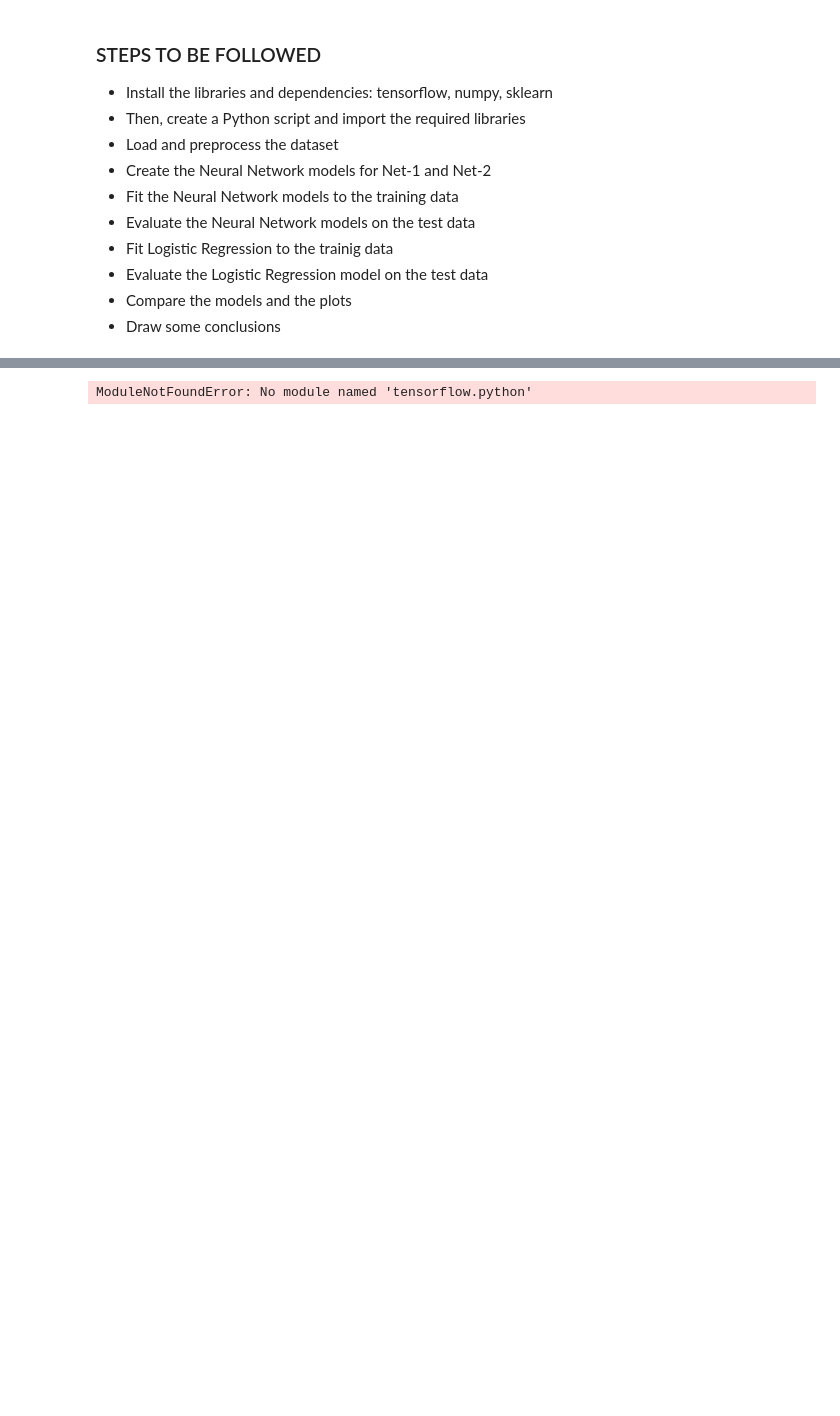
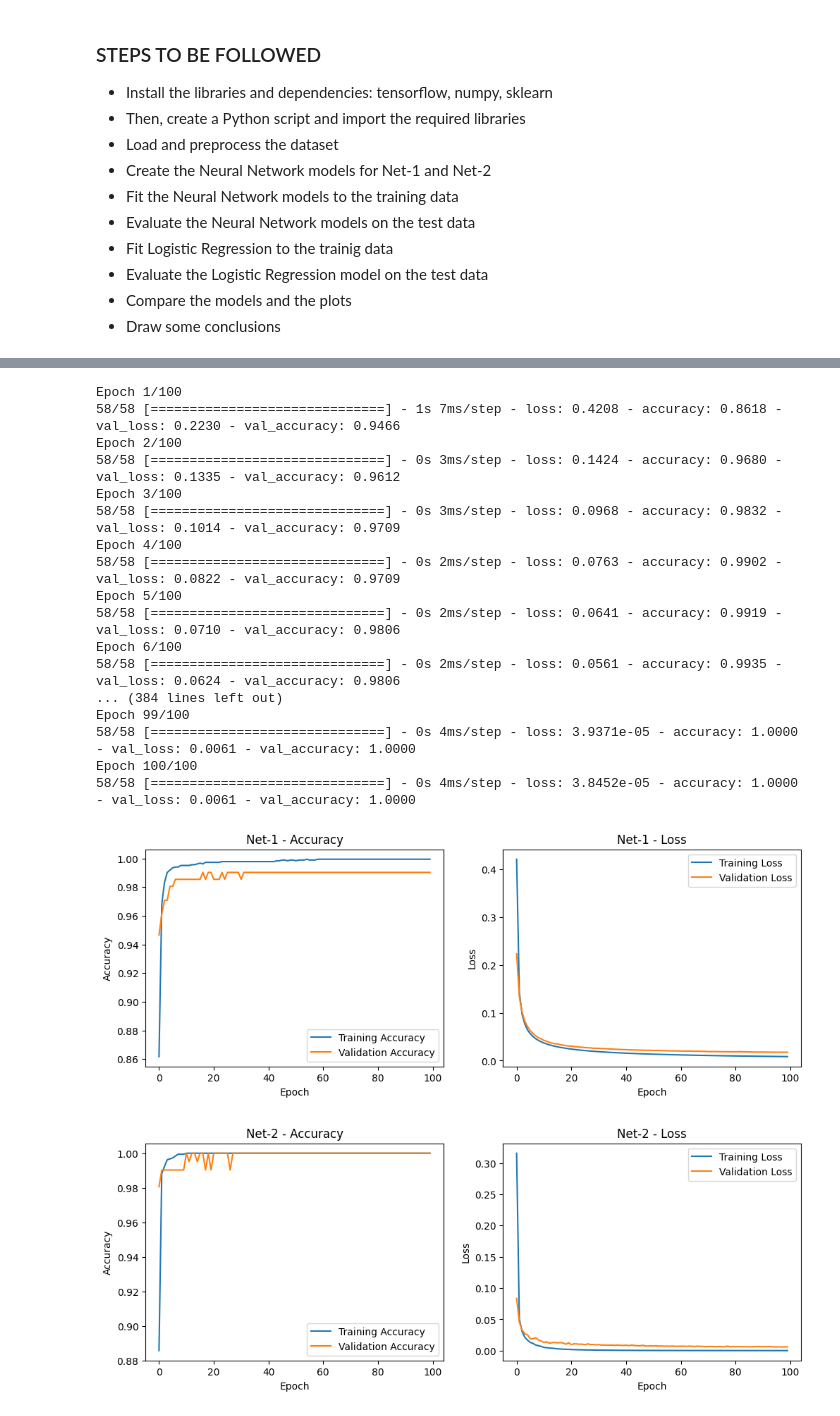
Before and after one commit to ferriitoo/MATH-569-Statistical-Learning, a Jupyter notebook: HW6_Julen_Ferro.ipynb, the cells around one changed output, grey strips where cells are left out. Drawn from its saved outputs; the diff is of its cells as text; code cells hidden in the pictures; blank space fills up the shorter version.

```diff
--- a/HW6_Julen_Ferro.ipynb
+++ b/HW6_Julen_Ferro.ipynb
@@ -382,12 +379,11 @@ memory usage: 1.4 MB
 None
 /n
 # %%
-import numpy as np
-import pandas as pd
 import tensorflow as tf
 from sklearn.model_selection import train_test_split
 from sklearn.linear_model import LogisticRegression
 from sklearn.metrics import classification_report
+import matplotlib.pyplot as plt
 
 # Load and preprocess the dataset
 def load_data():
@@ -402,59 +398,89 @@ def load_data():
     X = pd.concat([df_0, df_1, df_2])
     y = np.concatenate([np.zeros(len(df_0)), np.ones(len(df_1)), np.full(len(df_2), 2)])
 
-    X = X.values / 255.0  # Normalize the input data
+    # The data has already been normalized as pre-process first step, because byu exploring the dataset, we can find its features have attribute values from -1 to 1
+    # It is not needed to convert them into a 0 to 1 distribution. Anyway, I have tried it and obviously the results of accuracy are much worse, because when pre-processing already small values of data, we could lose precision or accuracy in the decimals when rounding
     return X, y
 
 def preprocess_data(X, y):
-    X = X.reshape(-1, 16, 16, 1)  # Reshape the input data to a 16x16 format
+    X = X.values.reshape(-1, 16, 16, 1)  # Reshape the input data to a 16x16 format
     y = tf.keras.utils.to_categorical(y, num_classes=3)  # One-hot encode the labels
-    X_train, X_test, y_train, y_test = train_test_split(X, y, test_size=0.3, random_state=42)
+    X_train, X_test, y_train, y_test = train_test_split(X, y, test_size=0.3, random_state=12)
     return X_train, X_test, y_train, y_test
 
 X, y = load_data()
 X_train, X_test, y_train, y_test = preprocess_data(X, y)
 
 # Create the neural network models for Net-1 and Net-2
 def create_net1():
     model = tf.keras.Sequential([
         tf.keras.layers.Flatten(input_shape=(16, 16, 1)),
         tf.keras.layers.Dense(3, activation='softmax')
     ])
-    model.compile(optimizer='adam', loss='categorical_crossentropy', metrics=['accuracy'])
+    model.compile(optimizer='sgd', loss='categorical_crossentropy', metrics=['accuracy'])
     return model
 
 def create_net2():
     model = tf.keras.Sequential([
         tf.keras.layers.Flatten(input_shape=(16, 16, 1)),
         tf.keras.layers.Dense(12, activation='relu'),
         tf.keras.layers.Dense(3, activation='softmax')
     ])
     model.compile(optimizer='adam', loss='categorical_crossentropy', metrics=['accuracy'])
     return model
 
 # Fit the neural network models to the training data
+
+epchs_1 = 100
+
+epchs_2 = 100
+
 net1 = create_net1()
-net1.fit(X_train, y_train, epochs=10, batch_size=32, validation_split=0.1)
+history_net1 = net1.fit(X_train, y_train, epochs= epchs_1, batch_size=32, validation_split=0.1)
 
 net2 = create_net2()
-net2.fit(X_train, y_train, epochs=10, batch_size=32, validation_split=0.1)
+history_net2 = net2.fit(X_train, y_train, epochs= epchs_2, batch_size=32, validation_split=0.1)
 
-# Evaluate the neural network models on the test data
-net1_score = net1.evaluate(X_test, y_test)
-print("Net-1 Test Accuracy: ", net1_score[1])
+# Plot training accuracy and loss for Net-1 and Net-2
+def plot_history(history, title):
+    fig, axs = plt.subplots(1, 2, figsize=(12, 4))
 
-net2_score = net2.evaluate(X_test, y_test)
-print("Net-2 Test Accuracy: ", net2_score[1])
+    axs[0].plot(history.history['accuracy'], label='Training Accuracy')
+    axs[0].plot(history.history['val_accuracy'], label='Validation Accuracy')
+    axs[0].set_title(title + ' - Accuracy')
+    axs[0].set_xlabel('Epoch')
+    axs[0].set_ylabel('Accuracy')
+    axs[0].legend()
 
-# Fit logistic regression to the training data and evaluate on the test data
-logistic_regression = LogisticRegression()
-logistic_regression.fit(X_train.reshape(-1, 256), np.argmax(y_train, axis=1))
-y_pred = logistic_regression.predict(X_test.reshape(-1, 256))
+    axs[1].plot(history.history['loss'], label='Training Loss')
+    axs[1].plot(history.history['val_loss'], label='Validation Loss')
+    axs[1].set_title(title + ' - Loss')
+    axs[1].set_xlabel('Epoch')
+    axs[1].set_ylabel('Loss')
+    axs[1].legend()
 
-print("Logistic Regression Test Accuracy: ", logistic_regression.score(X_test.reshape(-1, 256), np.argmax(y_test, axis=1)))
+    plt.show()
 
-# Print the classification report
-print("Classification report for Logistic Regression:")
-print(classification_report(np.argmax(y_test, axis=1), y_pred))
+# Plot the training accuracy and loss for Net-1 and Net-2
+plot_history(history_net1, 'Net-1')
+plot_history(history_net2, 'Net-2')
 # %% [output]
-ModuleNotFoundError: No module named 'tensorflow.python'
+Epoch 1/100
+58/58 [==============================] - 1s 7ms/step - loss: 0.4208 - accuracy: 0.8618 - val_loss: 0.2230 - val_accuracy: 0.9466
+Epoch 2/100
+58/58 [==============================] - 0s 3ms/step - loss: 0.1424 - accuracy: 0.9680 - val_loss: 0.1335 - val_accuracy: 0.9612
+Epoch 3/100
+58/58 [==============================] - 0s 3ms/step - loss: 0.0968 - accuracy: 0.9832 - val_loss: 0.1014 - val_accuracy: 0.9709
+Epoch 4/100
+58/58 [==============================] - 0s 2ms/step - loss: 0.0763 - accuracy: 0.9902 - val_loss: 0.0822 - val_accuracy: 0.9709
+Epoch 5/100
+58/58 [==============================] - 0s 2ms/step - loss: 0.0641 - accuracy: 0.9919 - val_loss: 0.0710 - val_accuracy: 0.9806
+Epoch 6/100
+58/58 [==============================] - 0s 2ms/step - loss: 0.0561 - accuracy: 0.9935 - val_loss: 0.0624 - val_accuracy: 0.9806
+... (384 lines left out)
+Epoch 99/100
+58/58 [==============================] - 0s 4ms/step - loss: 3.9371e-05 - accuracy: 1.0000 - val_loss: 0.0061 - val_accuracy: 1.0000
+Epoch 100/100
+58/58 [==============================] - 0s 4ms/step - loss: 3.8452e-05 - accuracy: 1.0000 - val_loss: 0.0061 - val_accuracy: 1.0000
+[figure, added]
+[figure, added]
```
Also changed, not shown: parts of 6 cells of this notebook.
